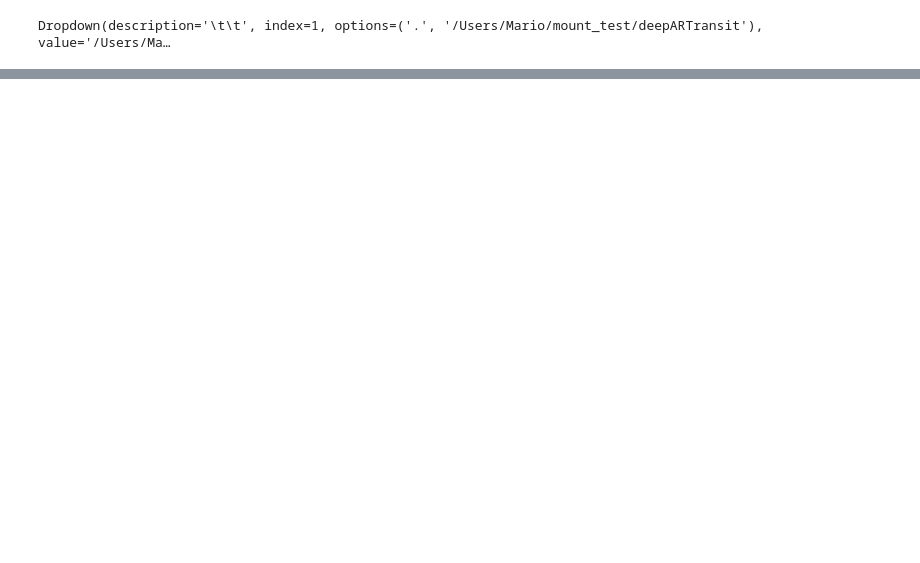
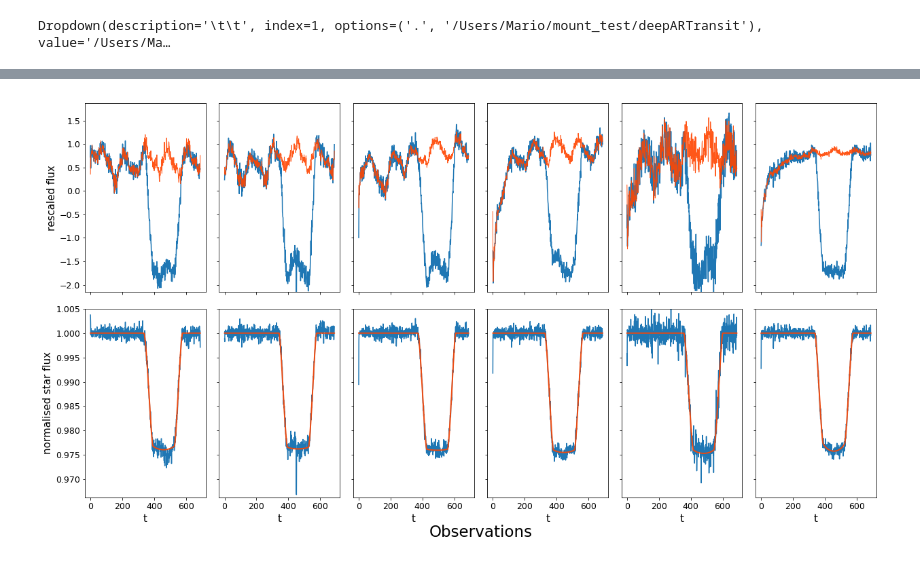
Before and after one commit to ucl-exoplanets/deepARTransit, a Jupyter notebook: deepartransit/notebooks/01_visualize_learning.ipynb, the cells around one changed output, grey strips where cells are left out. Cells and saved outputs as stored; diff of their text form; code cells hidden in the pictures; blank space fills up the shorter version.

```diff
--- a/deepartransit/notebooks/01_visualize_learning.ipynb
+++ b/deepartransit/notebooks/01_visualize_learning.ipynb
@@ -206,0 +237,76 @@ pass
+# %%
+# all-transits in one plot
+step = step_list[-1]
+verbose=True
+
+plt.rcParams['axes.labelsize'] = 15
+plt.rcParams['xtick.labelsize'] = 'small'
+plt.rcParams['ytick.labelsize'] = 'small'
+fig, ax = plt.subplots(2, data.Z.shape[0], figsize=(data.Z.shape[0]*3, 10), sharex='col', sharey='row')
+fig.subplots_adjust(hspace=0., wspace=0.)
+if len(ax.shape) == 1:
+    ax = ax[:,np.newaxis]
+for obs in range(data.Z.shape[0]):
+
+
+    loc_k = np.load(os.path.join(project_dir, config.output_dir, 'loc_array_{}.npy'.format(step))).swapaxes(0,1)
+    scales_k = np.load(os.path.join(project_dir, config.output_dir, 'scales_array_{}.npy'.format(step))).swapaxes(0,1)[obs].flatten()
+    #trans_pars = np.load(os.path.join(project_dir, config.output_dir, 'trans_pars_{}.npy'.format(step)))
+    #try:
+    #    popt = trans_pars[obs]
+    #except TypeError:
+    #    popt = trans_pars
+    transit = transitModel(data.time_array)
+
+
+    transit_component = (data.scaler_Z.inverse_transform(data.Z)[obs]
+                         /data.scaler_Z.inverse_transform(loc_k)[obs])
+
+    transit.fit(transit_component,
+                range_fit=range(data.Z.shape[1]),
+                time_axis=0,
+                p0=transit.transit_pars,
+                sigma=scales_k)
+    if verbose:
+        #print('transit params: {}'.format(transit.transit_pars))
+        #print('uncertainties: {}'.format(np.sqrt(np.diag(transit.pcov))))
+        print('transit depth:{0:0.6f} +/- {1:0.6f}'.format(transit.delta, transit.err_delta))
+
+    ax[0, obs].plot(data.Z[obs].flatten(), label='data')
+    #plt.plot()
+    p = ax[0, obs].plot(loc_k[obs], color='orangered', label='pred', linewidth=1, alpha=0.9)
+    #ax[0, obs].fill_between(data.time_array,
+    #                   loc_k[obs,:,0] - scales_k, loc_k[obs,:,0] + scales_k, alpha= 0.3,
+    #                   color=p[0].get_color())
+    #ax[0].set_xticks([])
+    #plt.plot(pred_range, d[step][:,0,:,0].T, label=step, color='grey', linewidth=0.2, alpha= 0.3)
+    #plt.plot(pred_range, d[step][:,0,:,0].mean(0), label=step, color='red', linewidth=1)
+    #plt.plot(pred_range, data.scaler_Z.transform(data.scaler_Z.inverse_transform(d[step][:,0,:,0].mean(0)) *
+    #                                             transit.flux[pred_range]).flatten(),
+    #         label=step, color='red', linewidth=1, alpha=0.7)
+
+
+    #plt.title('step {}'.format(step))
+
+    ax[1, obs].plot(transit_component)
+    ax[1, obs].plot(transit.flux, color='orangered', label='best fit', linewidth=2, alpha=0.9)
+
+    #ax[0,obs].legend()
+    #ax[1,obs].legend()
+    ax[1,obs].set_xlabel('t')
+
+
+ax[0,0].set_ylabel('rescaled flux')
+ax[1,0].set_ylabel('normalised star flux')
+ax[0,0].set_ylim(np.mean(data.Z.min(axis=(1,2))))#, np.mean(data.Z.max(axis=(1,2)
+ax[1,0].set_ylim( np.min(1 - transit.delta)-0.01, 1.005)
+
+
+fig.add_subplot(111, frameon=False)
+# hide tick and tick label of the big axis
+plt.tick_params(labelcolor='none', top=False, bottom=False, left=False, right=False)
+plt.margins(x = 1)
+plt.xlabel("Observations", fontsize=23, labelpad=20)
+plt.subplots_adjust(bottom=0.5)
+fig.show()
+# %% [output]
@@ -206,0 +319 @@ pass
+[figure, added]
```
Also changed, not shown: parts of 11 cells of this notebook, 5 other files.
